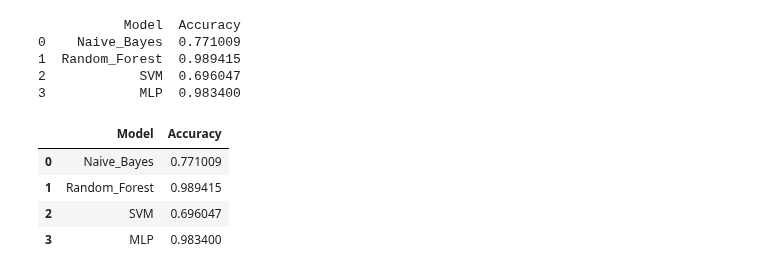
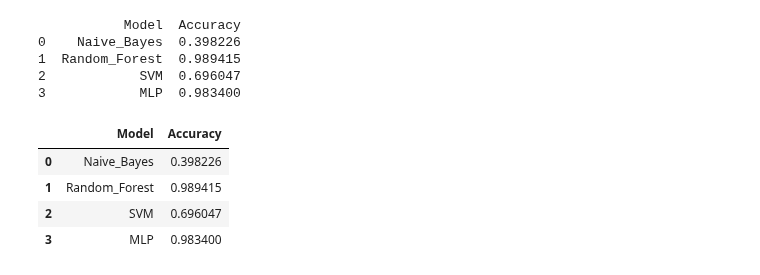
Before and after one commit to WiresharkIO/ML_4_IOT_Security, a Jupyter notebook: Model/Plots_and_Tables.ipynb, the cells around one changed output. Drawn from its saved outputs; the diff is of its cells as text; code cells hidden in the pictures.

```diff
--- a/Model/Plots_and_Tables.ipynb
+++ b/Model/Plots_and_Tables.ipynb
@@ -21,21 +21,21 @@ from IPython.display import display
 # %%
 # Table
 data = {
     'Model': ['Naive_Bayes', 'Random_Forest', 'SVM', 'MLP'],
-    'Accuracy': [0.7710088572045798, 0.9894145603802117, 0.696046662346079, 0.9834]
+    'Accuracy': [0.39822587303771606, 0.9894145603802117, 0.696046662346079, 0.9834]
 }
 
 df = pd.DataFrame(data)
 print(df)
 display(df)
 # %% [output]
            Model  Accuracy
-0    Naive_Bayes  0.771009
+0    Naive_Bayes  0.398226
 1  Random_Forest  0.989415
 2            SVM  0.696047
 3            MLP  0.983400
 |  | Model | Accuracy |
-| 0 | Naive_Bayes | 0.771009 |
+| 0 | Naive_Bayes | 0.398226 |
 | 1 | Random_Forest | 0.989415 |
 | 2 | SVM | 0.696047 |
 | 3 | MLP | 0.983400 |
```
Also changed, not shown: parts of 1 cell of this notebook, 1 other file.
